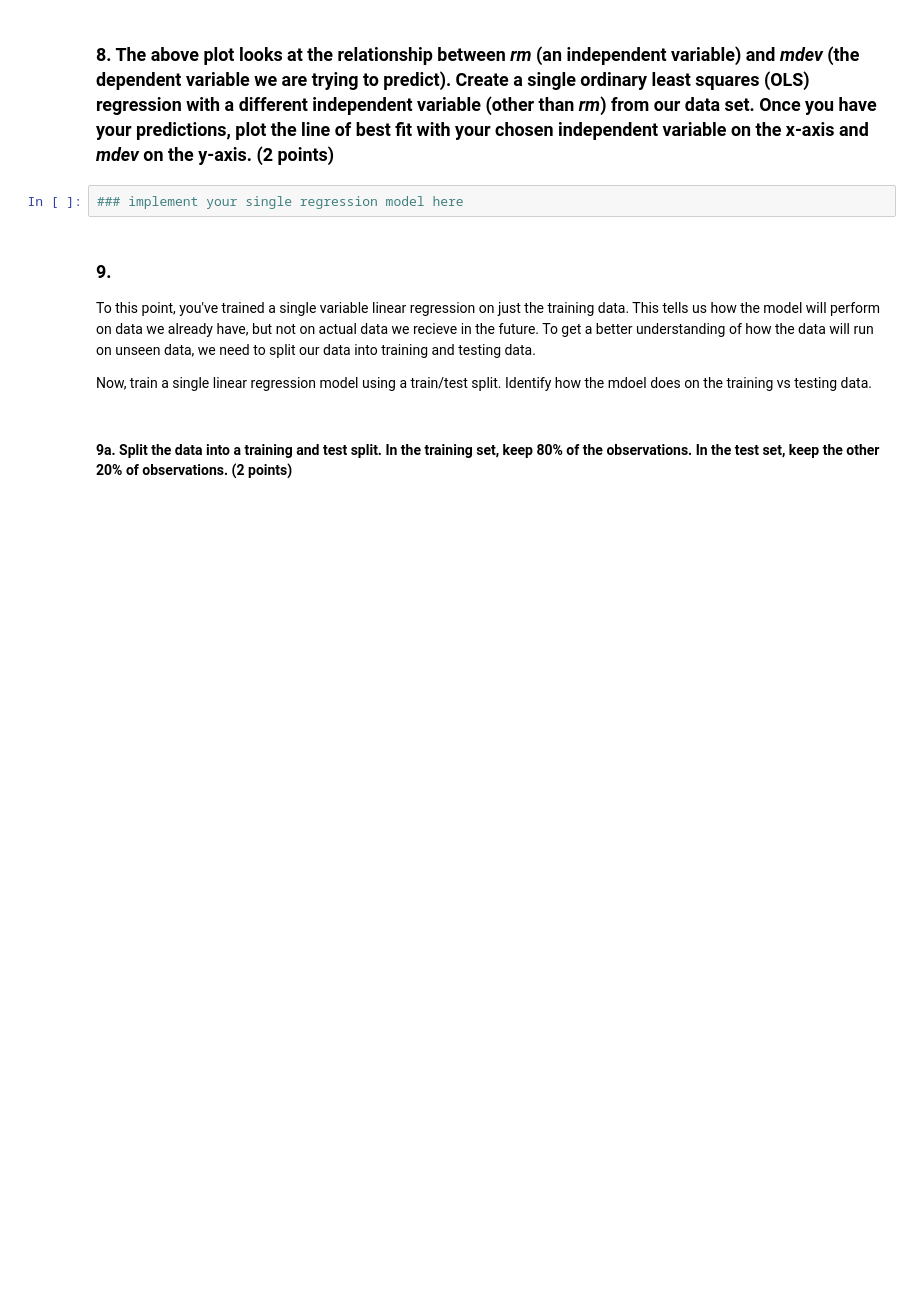
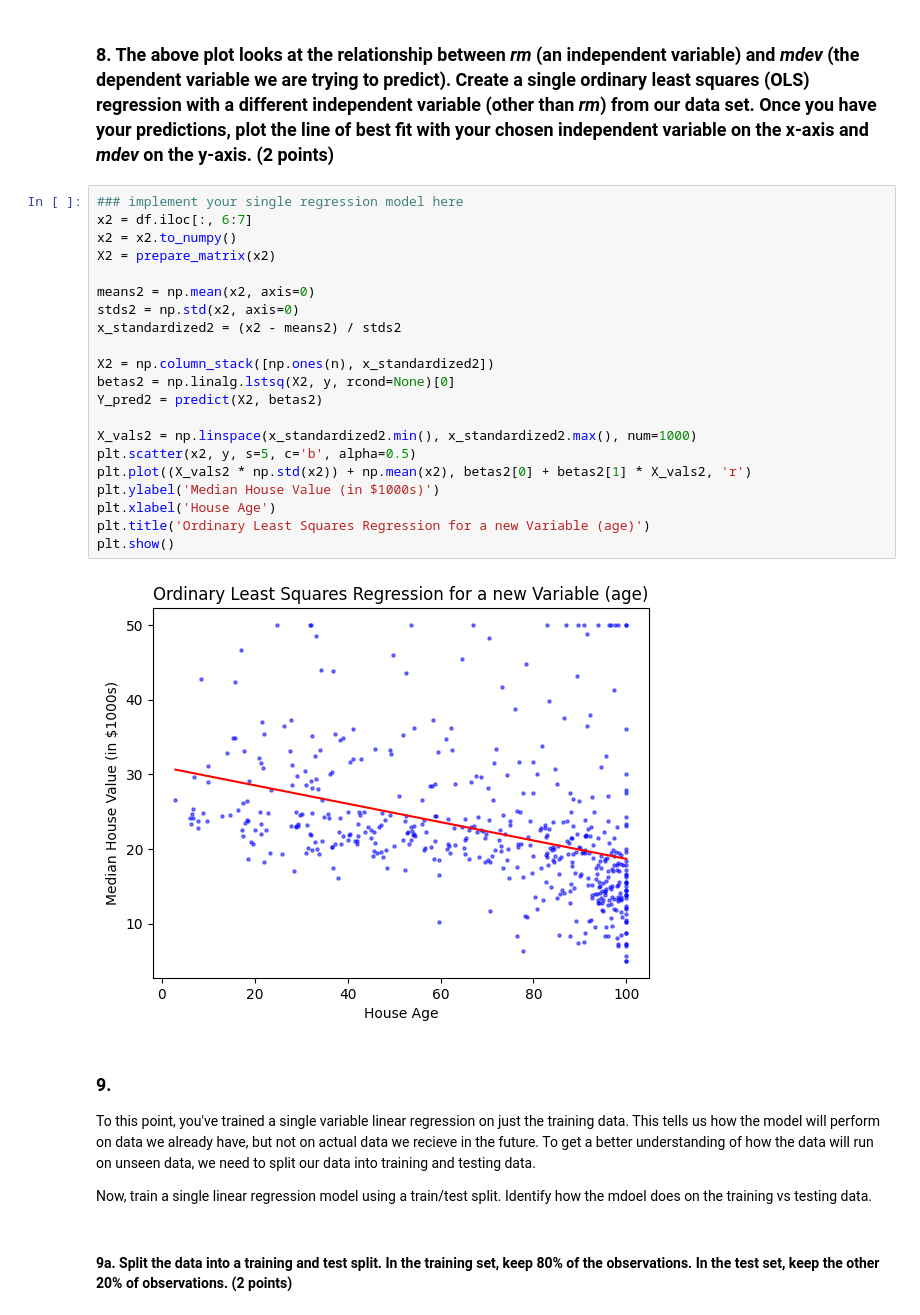
Before and after one commit to alibpowell/project2, a Jupyter notebook: 02_Student_Template_v2.ipynb, the cells around one changed output. Drawn from its saved outputs; the diff is of its cells as text; blank space fills up the shorter version.

```diff
--- a/02_Student_Template_v2.ipynb
+++ b/02_Student_Template_v2.ipynb
@@ -272,7 +337,28 @@ def predict(X, beta):
 # %% [markdown]
 ### 8. The above plot looks at the relationship between *rm* (an independent variable) and *mdev* (the dependent variable we are trying to predict). Create a single ordinary least squares (OLS) regression with a different independent variable (other than *rm*) from our data set. Once you have your predictions, plot the line of best fit with your chosen independent variable on the x-axis and *mdev* on the y-axis. **(2 points)**
-# %%
-### implement your single regression model here
+# %%
+### implement your single regression model here
+x2 = df.iloc[:, 6:7]
+x2 = x2.to_numpy()
+X2 = prepare_matrix(x2)
+
+means2 = np.mean(x2, axis=0)
+stds2 = np.std(x2, axis=0)
+x_standardized2 = (x2 - means2) / stds2
+
+X2 = np.column_stack([np.ones(n), x_standardized2])
+betas2 = np.linalg.lstsq(X2, y, rcond=None)[0]
+Y_pred2 = predict(X2, betas2)
+
+X_vals2 = np.linspace(x_standardized2.min(), x_standardized2.max(), num=1000)
+plt.scatter(x2, y, s=5, c='b', alpha=0.5)
+plt.plot((X_vals2 * np.std(x2)) + np.mean(x2), betas2[0] + betas2[1] * X_vals2, 'r')
+plt.ylabel('Median House Value (in $1000s)')
+plt.xlabel('House Age')
+plt.title('Ordinary Least Squares Regression for a new Variable (age)')
+plt.show()
+# %% [output]
+[figure, added]
 # %% [markdown]
 ### 9.
 To this point, you've trained a single variable linear regression on just the training data. This tells us how the model will perform on data we already have, but not on actual data we recieve in the future. To get a better understanding of how the data will run on unseen data, we need to split our data into training and testing data.
```
Also changed, not shown: parts of 14 cells of this notebook.
